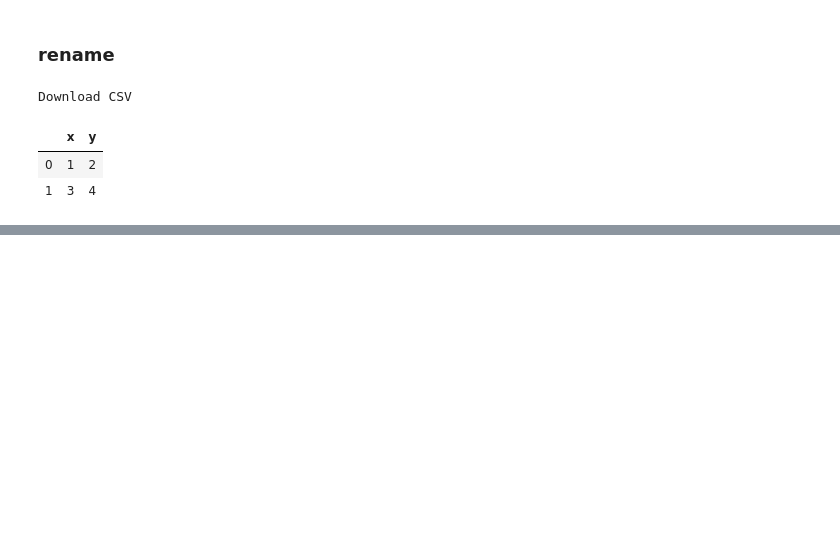
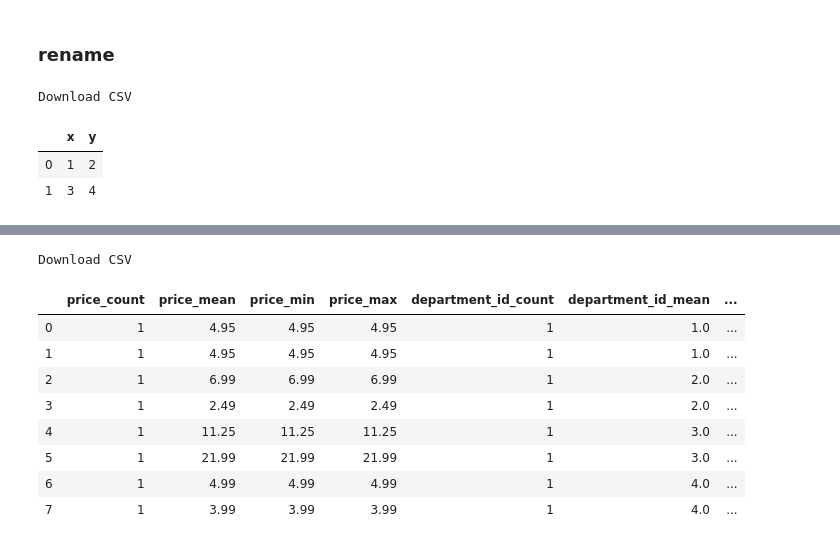
Before and after one commit to C5m7b4/atrax, a Jupyter notebook: playground.ipynb, the cells around one changed output, grey strips where cells are left out. Drawn from its saved outputs; the diff is of its cells as text; code cells hidden in the pictures; blank space fills up the shorter version.

Commit message:
adds groupby

```diff
--- a/playground.ipynb
+++ b/playground.ipynb
@@ -1504,0 +1531,3 @@ Download CSV
+# %%
+ds = Dataset(data)
+ds.head()
@@ -1504,0 +1607,13 @@ Download CSV
+# %%
+ds.groupby(by=['product_code', 'description']).describe()
+# %% [output]
+Download CSV
+|  | price_count | price_mean | price_min | price_max | department_id_count | department_id_mean | ... |
+| 0 | 1 | 4.95 | 4.95 | 4.95 | 1 | 1.0 | ... |
+| 1 | 1 | 4.95 | 4.95 | 4.95 | 1 | 1.0 | ... |
+| 2 | 1 | 6.99 | 6.99 | 6.99 | 1 | 2.0 | ... |
+| 3 | 1 | 2.49 | 2.49 | 2.49 | 1 | 2.0 | ... |
+| 4 | 1 | 11.25 | 11.25 | 11.25 | 1 | 3.0 | ... |
+| 5 | 1 | 21.99 | 21.99 | 21.99 | 1 | 3.0 | ... |
+| 6 | 1 | 4.99 | 4.99 | 4.99 | 1 | 4.0 | ... |
+| 7 | 1 | 3.99 | 3.99 | 3.99 | 1 | 4.0 | ... |
```
Also changed, not shown: parts of 12 cells of this notebook, 8 other files.
